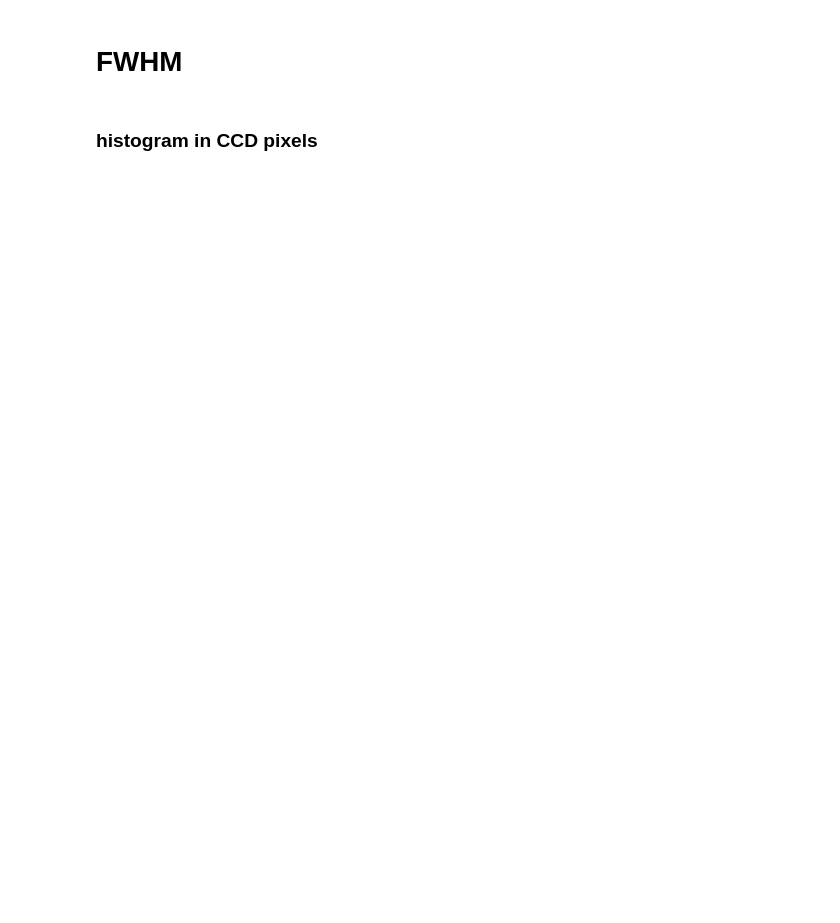
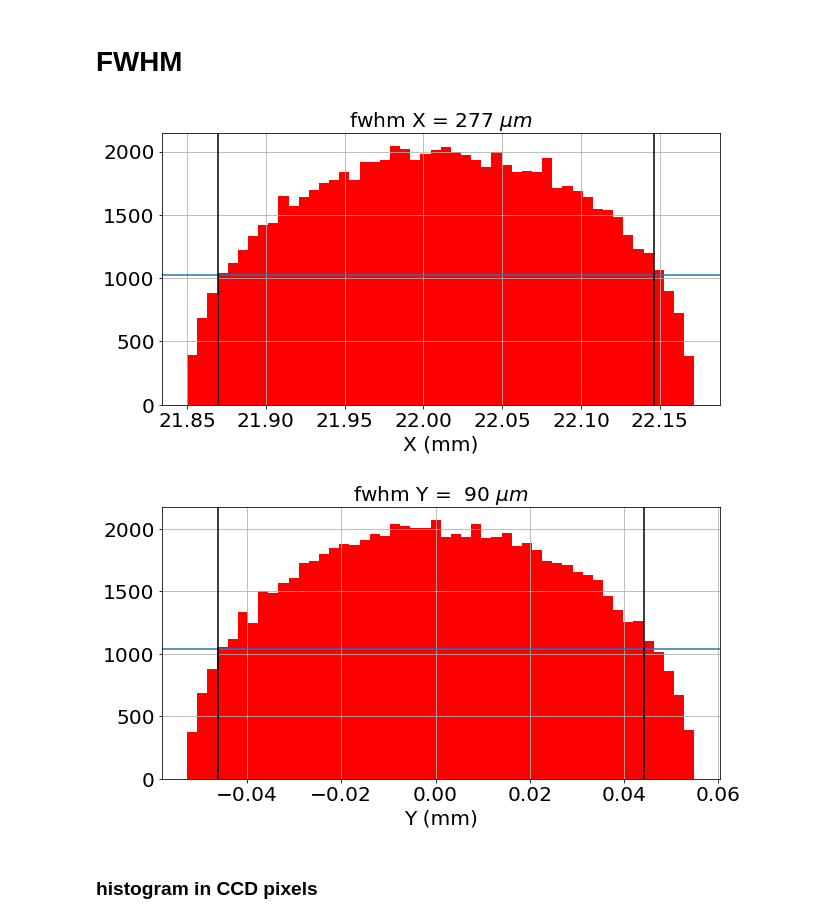
Before and after one commit to sylvielsstfr/OpticSimWthB4, a Jupyter notebook: DrawPSF/notebooks/AnaInterpolatedPSF.ipynb, the cells around one changed output. Saved outputs shown, nothing was run; the diff lists cells and outputs as text; code cells hidden in the pictures; blank space fills up the shorter version.

```diff
--- a/DrawPSF/notebooks/AnaInterpolatedPSF.ipynb
+++ b/DrawPSF/notebooks/AnaInterpolatedPSF.ipynb
@@ -215,0 +223,4 @@ Yccd=df["Yccd_1000"].values
+# %%
+idx_WLSEL=3
+wlsim=WLSIM[idx_WLSEL]
+wllabel="$\lambda = {:3.0f}$ nm".format(wlsim*mm_to_nm)
@@ -289,6 +338,12 @@ def ComputeFWHM(values,nbins,thetitle="fwhm",thexlabel="X ($\mu m$)",flagplot=Fa
         ax.set_xlabel(thexlabel)
 
     return fwhm
+# %%
+fwhmX=ComputeFWHM(Xccd,50,thetitle="fwhm X",thexlabel="X (mm)",flagplot=True)
+fwhmY=ComputeFWHM(Yccd,50,thetitle="fwhm Y",thexlabel="Y (mm)",flagplot=True)
+# %% [output]
+[figure, added]
+[figure, added]
 # %% [markdown]
 ### histogram in CCD pixels
 # %%
```
Also changed, not shown: parts of 30 cells of this notebook, 2 other files.
